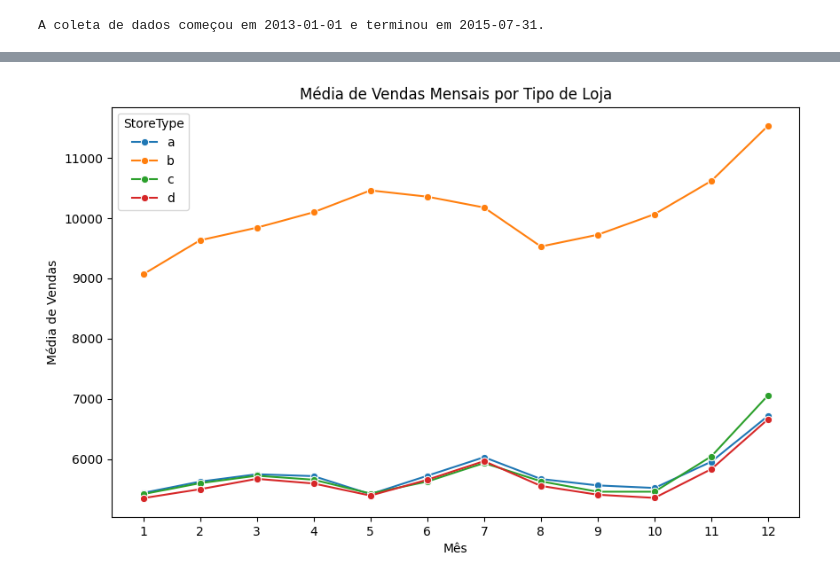
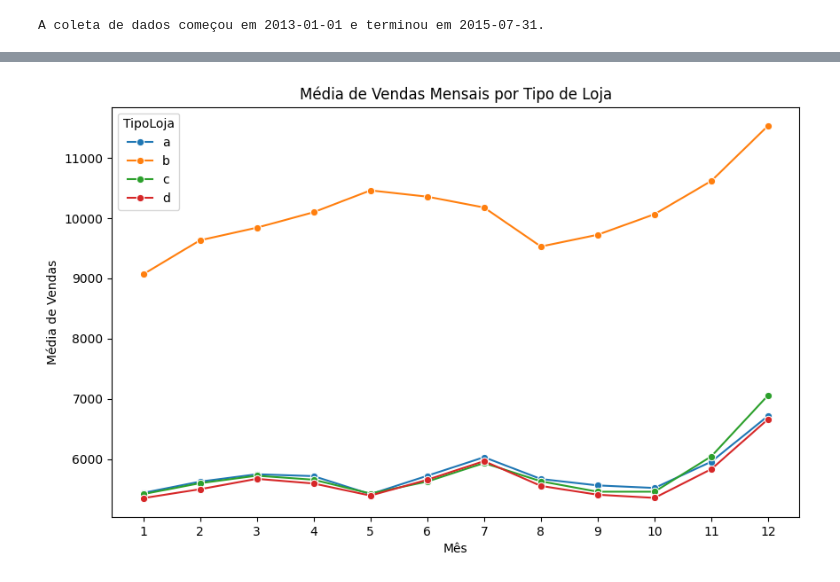
Before and after one commit to klabacher/desafio_pandas, a Jupyter notebook: main.ipynb, the cells around one changed output, grey strips where cells are left out. Drawn from its saved outputs; the diff is of its cells as text; code cells hidden in the pictures.

```diff
--- a/main.ipynb
+++ b/main.ipynb
@@ -212,14 +254,14 @@ plt.show()
 # %%
 # media de vendas mensais por tipo de loja
-df_merged['Date'] = pd.to_datetime(df_merged['Date'])
-df_merged['Month'] = df_merged['Date'].dt.month
-monthly_sales = df_merged.groupby(['Month', 'StoreType'])['Sales'].mean().reset_index()
+df_merged['Data'] = pd.to_datetime(df_merged['Data'])
+df_merged['Month'] = df_merged['Data'].dt.month
+monthly_sales = df_merged.groupby(['Month', 'TipoLoja'])['Vendas'].mean().reset_index()
 plt.figure(figsize=(10, 6))
-sns.lineplot(data=monthly_sales, x='Month', y='Sales', hue='StoreType', marker='o')
+sns.lineplot(data=monthly_sales, x='Month', y='Vendas', hue='TipoLoja', marker='o')
 plt.title('Média de Vendas Mensais por Tipo de Loja')
 plt.xlabel('Mês')
 plt.ylabel('Média de Vendas')
 plt.xticks(range(1, 13))
 plt.show()
 # %% [output]
-[figure, old version]
+[figure, new version]
```
Also changed, not shown: parts of 5 cells of this notebook, 1 other file.
